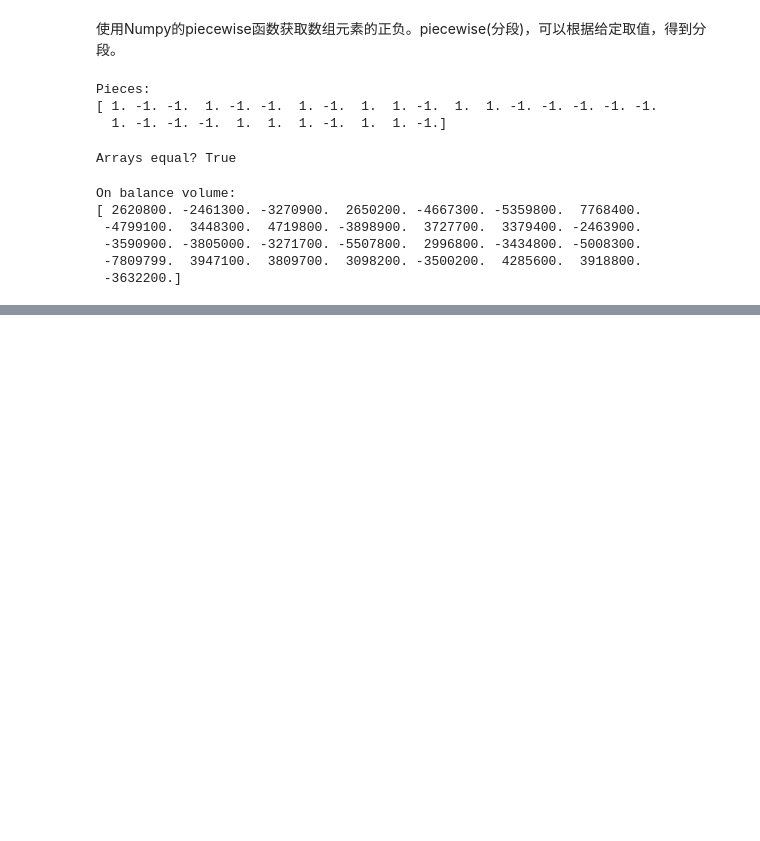
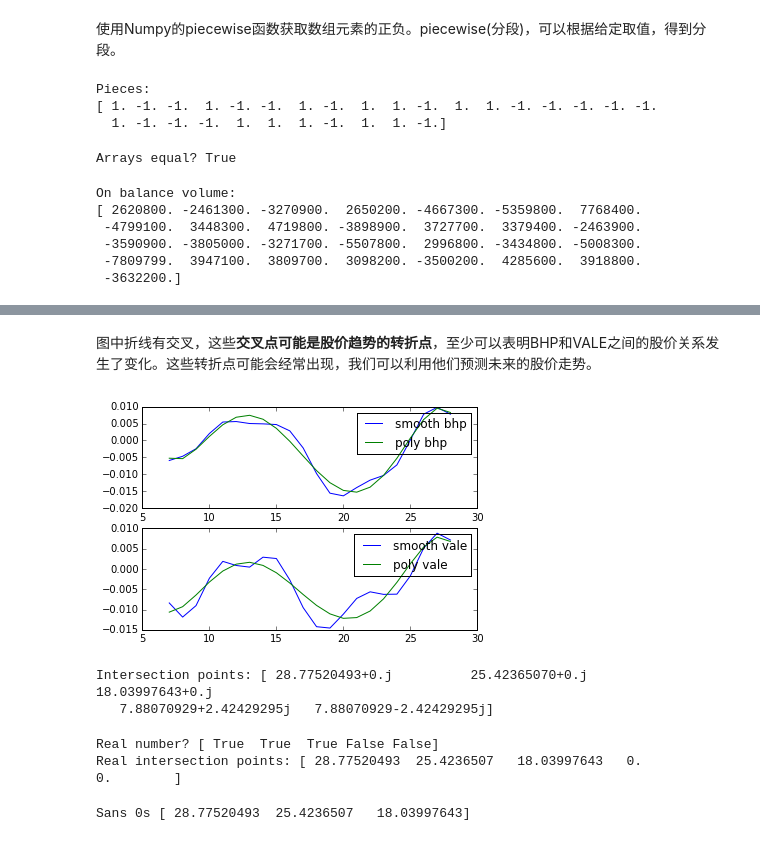
Before and after one commit to jasonding1354/pyDataScienceToolkits_Base, a Jupyter notebook: NumPy/(5)convenience_function.ipynb, the cells around one changed output, grey strips where cells are left out. Cells and saved outputs as stored; diff of their text form; code cells hidden in the pictures; blank space fills up the shorter version.

```diff
--- a/NumPy/(5)convenience_function.ipynb
+++ b/NumPy/(5)convenience_function.ipynb
@@ -177,0 +273,53 @@ On balance volume:
+# %% [markdown]
+图中折线有交叉，这些**交叉点可能是股价趋势的转折点**，至少可以表明BHP和VALE之间的股价关系发生了变化。这些转折点可能会经常出现，我们可以利用他们预测未来的股价走势。
+# %%
+import matplotlib.pyplot as plt
+
+# 使用多项式拟合平滑后的数据
+K = 5
+t = np.arange(N-1, len(bhp_returns))
+poly_bhp = np.polyfit(t, smooth_bhp, K)
+poly_vale = np.polyfit(t, smooth_vale, K)
+
+fig = plt.figure()
+ax1 = fig.add_subplot(211)
+ax1.plot(t, smooth_bhp, label="smooth bhp")
+poly_bhp_value = np.polyval(poly_bhp, t)
+ax1.plot(t, poly_bhp_value, label='poly bhp')
+plt.legend()
+
+ax2 = fig.add_subplot(212)
+ax2.plot(t, smooth_vale, label="smooth vale")
+poly_vale_value = np.polyval(poly_vale, t)
+ax2.plot(t, poly_vale_value, label='poly vale')
+plt.legend()
+show()
+# %% [output]
+[figure, added]
+# %%
+# 得到交叉点的x坐标
+# 通过求多项式函数差，再求根
+poly_sub = np.polysub(poly_bhp, poly_vale)
+xpoints = np.roots(poly_sub)
+print "Intersection points:", xpoints
+# %% [output]
+Intersection points: [ 28.77520493+0.j          25.42365070+0.j          18.03997643+0.j
+   7.88070929+2.42429295j   7.88070929-2.42429295j]
+# %%
+# 判断是否为实数
+# select选出实数
+reals = np.isreal(xpoints)
+print "Real number?",reals
+
+xpoints = np.select([reals], [xpoints])
+xpoints = xpoints.real
+print "Real intersection points:", xpoints
+# %% [output]
+Real number? [ True  True  True False False]
+Real intersection points: [ 28.77520493  25.4236507   18.03997643   0.           0.        ]
+# %%
+# 去除0元素
+# trim_zeros函数可以去掉一维数组中开头和末尾为0的元素
+print "Sans 0s", np.trim_zeros(xpoints)
+# %% [output]
+Sans 0s [ 28.77520493  25.4236507   18.03997643]
```
Also changed, not shown: parts of 15 cells of this notebook.
